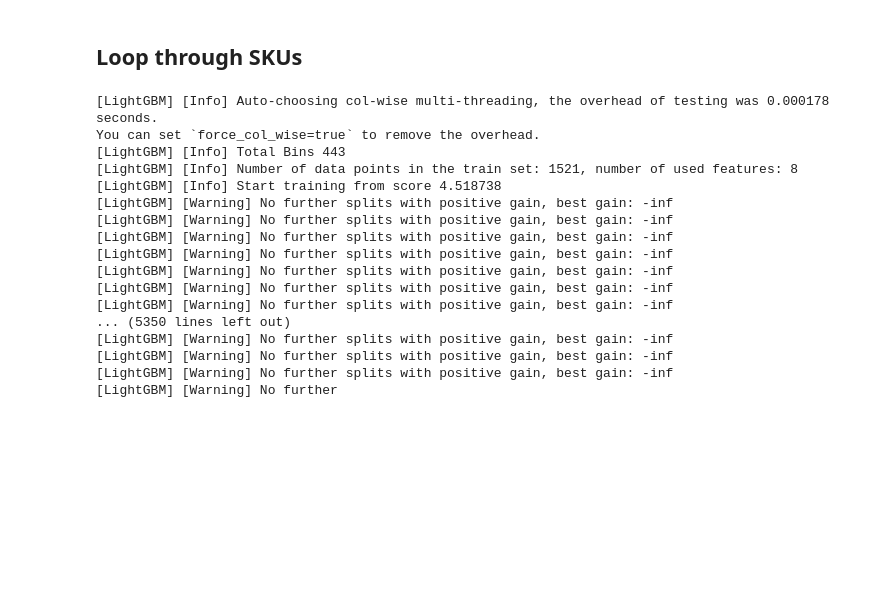
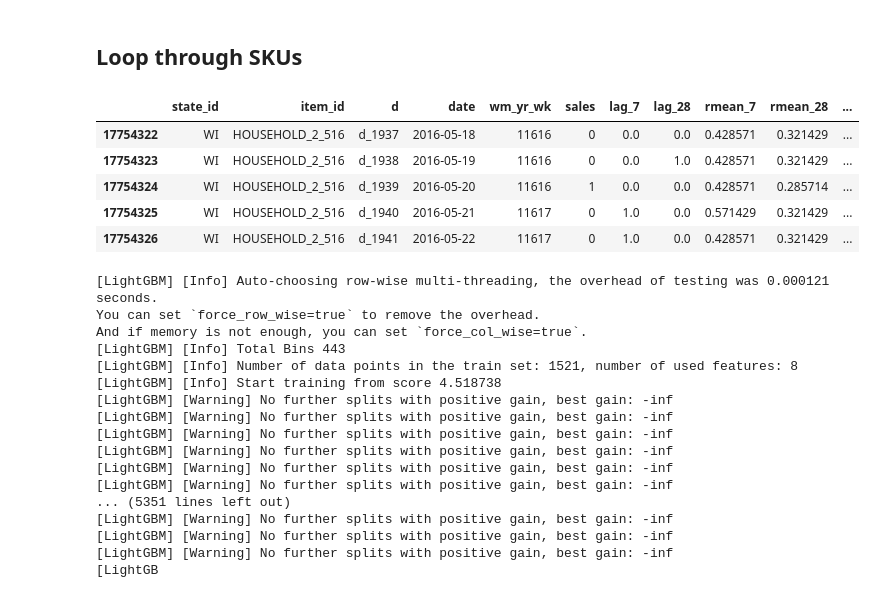
Before and after one commit to Clairey33/IOE541-Project----From-Forecasts-to-Fulfillment, a Jupyter notebook: Code/lgbm_growing_window_forecasts.ipynb, the cells around one changed output. Drawn from its saved outputs; the diff is of its cells as text; code cells hidden in the pictures; blank space fills up the shorter version.

Commit message:
Modified lgbm growing window forecasts; Added demand type classification; Added evaluation outputs

```diff
--- a/Code/lgbm_growing_window_forecasts.ipynb
+++ b/Code/lgbm_growing_window_forecasts.ipynb
@@ -149,17 +164,13 @@ print(rolling_lgbm_df.head())
+# %%
+sales_model.tail()
+# %% [output]
+|  | state_id | item_id | d | date | wm_yr_wk | sales | lag_7 | lag_28 | rmean_7 | rmean_28 | ... |
+| 17754322 | WI | HOUSEHOLD_2_516 | d_1937 | 2016-05-18 | 11616 | 0 | 0.0 | 0.0 | 0.428571 | 0.321429 | ... |
+| 17754323 | WI | HOUSEHOLD_2_516 | d_1938 | 2016-05-19 | 11616 | 0 | 0.0 | 1.0 | 0.428571 | 0.321429 | ... |
+| 17754324 | WI | HOUSEHOLD_2_516 | d_1939 | 2016-05-20 | 11616 | 1 | 0.0 | 0.0 | 0.428571 | 0.285714 | ... |
+| 17754325 | WI | HOUSEHOLD_2_516 | d_1940 | 2016-05-21 | 11617 | 0 | 1.0 | 0.0 | 0.571429 | 0.321429 | ... |
+| 17754326 | WI | HOUSEHOLD_2_516 | d_1941 | 2016-05-22 | 11617 | 0 | 1.0 | 0.0 | 0.428571 | 0.321429 | ... |
 # %%
-import pandas as pd
-import numpy as np
-from lightgbm import LGBMRegressor
-from lightgbm.callback import early_stopping, log_evaluation
-from datetime import timedelta
-import os
-
-# Load preprocessed data
-current_file = os.path.abspath("__file__")
-code_dir = os.path.dirname(current_file)
-data_dir = os.path.join(os.path.dirname(code_dir), "Data", "Processed")
-
-sales_model = pd.read_pickle(os.path.join(data_dir, "lgbm_state_evaluation_data.pkl"))
 
 
 # Configuration
@@ -175,6 +186,8 @@ sku_list = [
     "HOBBIES_1_234", "HOUSEHOLD_1_118"
 ]
 state_id = "TX"
+
+sku_rmse_list = []
 
 # Loop through each SKU
 for sku in sku_list:
@@ -221,10 +234,20 @@ for sku in sku_list:
                 'review_day': sku_df.iloc[review_idx]['date'], # date of the review point
                 'forecast_day': f'F{i+1}', # forecast day (F1, F2, ...)
                 'forecast': pred, # predicted sales
-                'forecast_d': sku_df.iloc[review_idx + i + 1]['date'] if (review_idx + i + 1) < len(sku_df) else None
+                'forecast_d': sku_df.iloc[review_idx + i + 1]['date'] if (review_idx + i + 1) < len(sku_df) else None,
+                'actual': sku_df.iloc[review_idx + i + 1]['sales'] if (review_idx + i + 1) < len(sku_df) else None
             })
 
     rolling_lgbm_df = pd.DataFrame(forecasts)
+
+    # Calculate RMSE for each forecast
+    rmse = np.sqrt(np.mean((rolling_lgbm_df['actual'] - rolling_lgbm_df['forecast'])**2))
+    nrmse = rmse / rolling_lgbm_df['actual'].mean()
+    sku_rmse_list.append({
+        'sku_id': sku_id,
+        'rmse': rmse,
+        'nrmse': nrmse
+    })
 
     # Save result
     forecast_folder = "Point Forecasts"
@@ -236,8 +259,9 @@ for sku in sku_list:
     print("✅ Rolling forecast complete.")
     print(rolling_lgbm_df.head())
 # %% [output]
-[LightGBM] [Info] Auto-choosing col-wise multi-threading, the overhead of testing was 0.000178 seconds.
-You can set `force_col_wise=true` to remove the overhead.
+[LightGBM] [Info] Auto-choosing row-wise multi-threading, the overhead of testing was 0.000121 seconds.
+You can set `force_row_wise=true` to remove the overhead.
+And if memory is not enough, you can set `force_col_wise=true`.
 [LightGBM] [Info] Total Bins 443
 [LightGBM] [Info] Number of data points in the train set: 1521, number of used features: 8
 [LightGBM] [Info] Start training from score 4.518738
@@ -247,9 +271,8 @@ You can set `force_col_wise=true` to remove the overhead.
 [LightGBM] [Warning] No further splits with positive gain, best gain: -inf
 [LightGBM] [Warning] No further splits with positive gain, best gain: -inf
 [LightGBM] [Warning] No further splits with positive gain, best gain: -inf
-[LightGBM] [Warning] No further splits with positive gain, best gain: -inf
-... (5350 lines left out)
+... (5351 lines left out)
 [LightGBM] [Warning] No further splits with positive gain, best gain: -inf
 [LightGBM] [Warning] No further splits with positive gain, best gain: -inf
 [LightGBM] [Warning] No further splits with positive gain, best gain: -inf
-[LightGBM] [Warning] No further
+[LightGB
```
Also changed, not shown: parts of 4 cells of this notebook, 31 other files.
